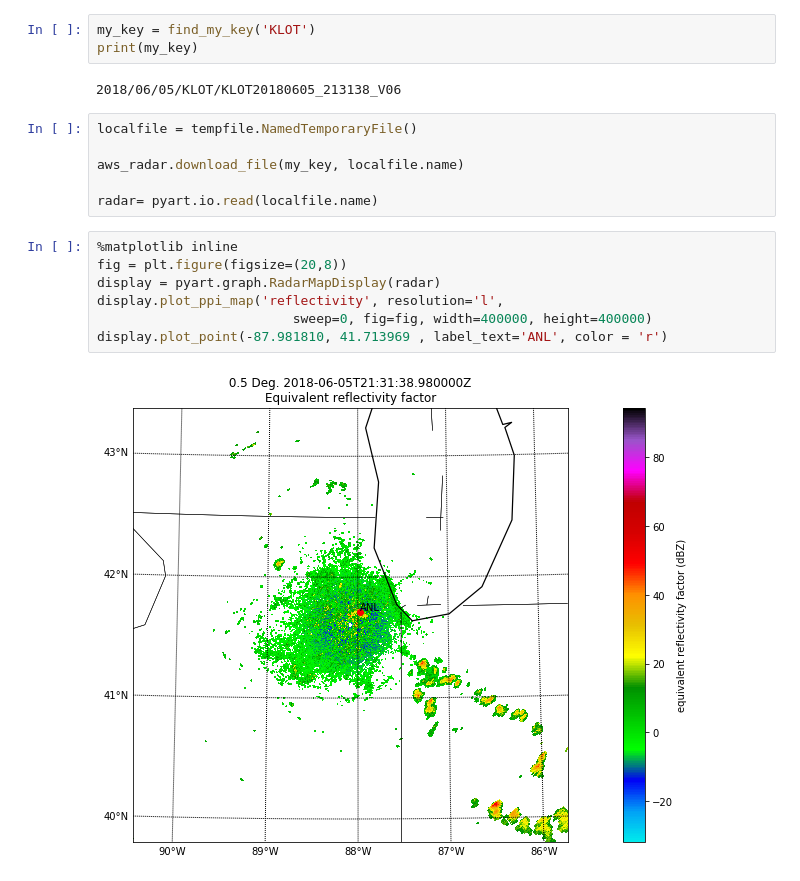
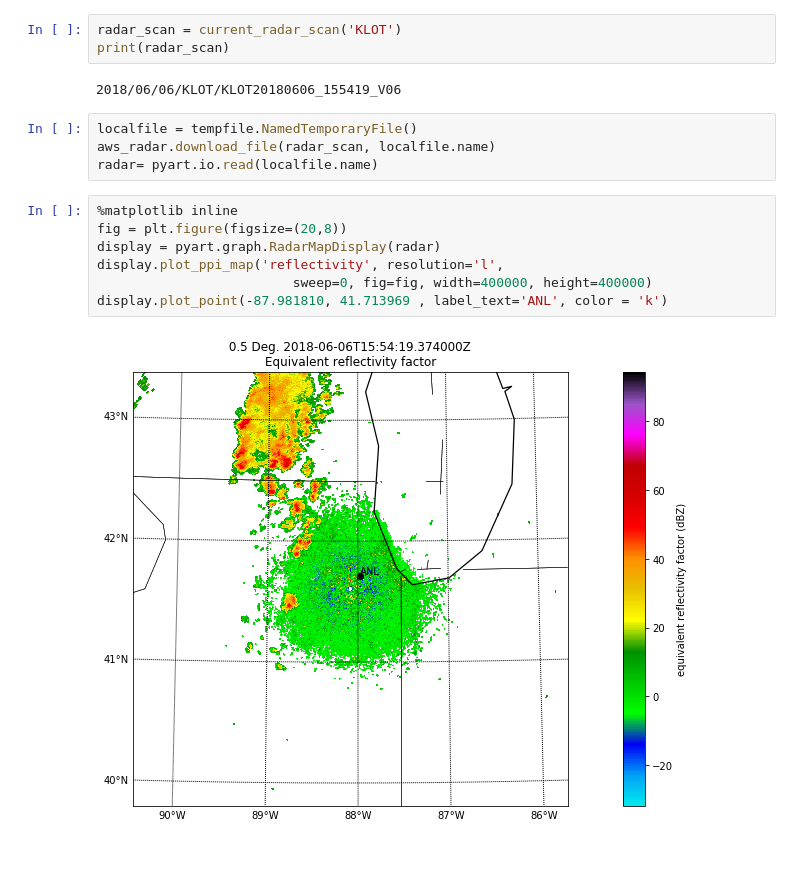
Before and after one commit to EVS-ATMOS/chicago-nowcast, a Jupyter notebook: notebooks/klot_current_volume.ipynb, the cells around one changed output. Cells and saved outputs as stored; diff of their text form.

Commit message:
ENH plots current radar scan

```diff
--- a/notebooks/klot_current_volume.ipynb
+++ b/notebooks/klot_current_volume.ipynb
@@ -62,23 +49,21 @@ def find_my_key(radar_name):
     my_nearest = nearest(my_list_of_datetimes, desired_datetime)
     my_key = my_list_of_keys[my_list_of_datetimes.index(my_nearest)]
     return my_key
-# %%
-my_key = find_my_key('KLOT')
-print(my_key)
-# %% [output]
-2018/06/05/KLOT/KLOT20180605_213138_V06
+# %%
+radar_scan = current_radar_scan('KLOT')
+print(radar_scan)
+# %% [output]
+2018/06/06/KLOT/KLOT20180606_155419_V06
 # %%
 localfile = tempfile.NamedTemporaryFile()
-
-aws_radar.download_file(my_key, localfile.name)
-
+aws_radar.download_file(radar_scan, localfile.name)
 radar= pyart.io.read(localfile.name)
 # %%
 %matplotlib inline
 fig = plt.figure(figsize=(20,8))
 display = pyart.graph.RadarMapDisplay(radar)
 display.plot_ppi_map('reflectivity', resolution='l',
                          sweep=0, fig=fig, width=400000, height=400000)
-display.plot_point(-87.981810, 41.713969 , label_text='ANL', color = 'r')
+display.plot_point(-87.981810, 41.713969 , label_text='ANL', color = 'k')
 # %% [output]
-[figure, old version]
+[figure, new version]
```
Also changed, not shown: parts of 4 cells of this notebook.
